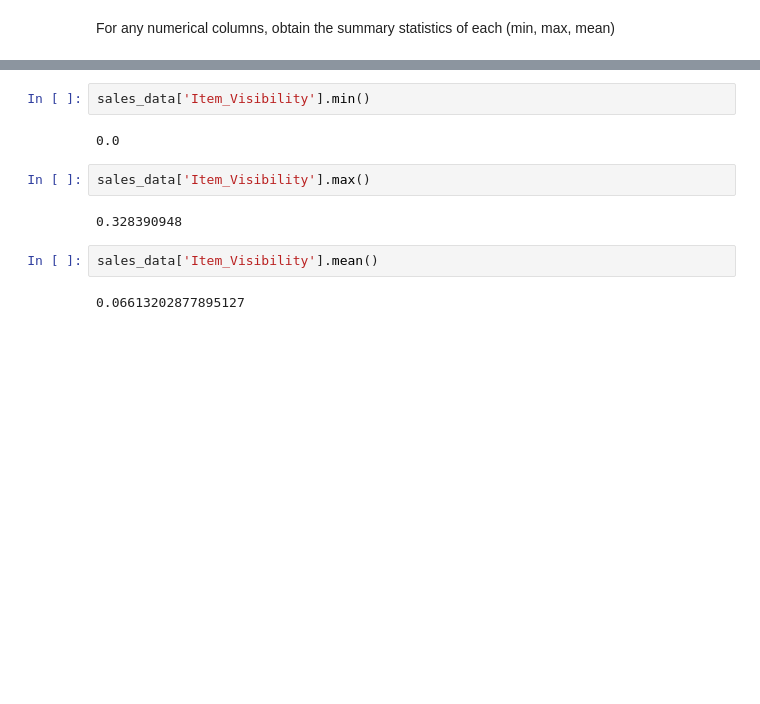
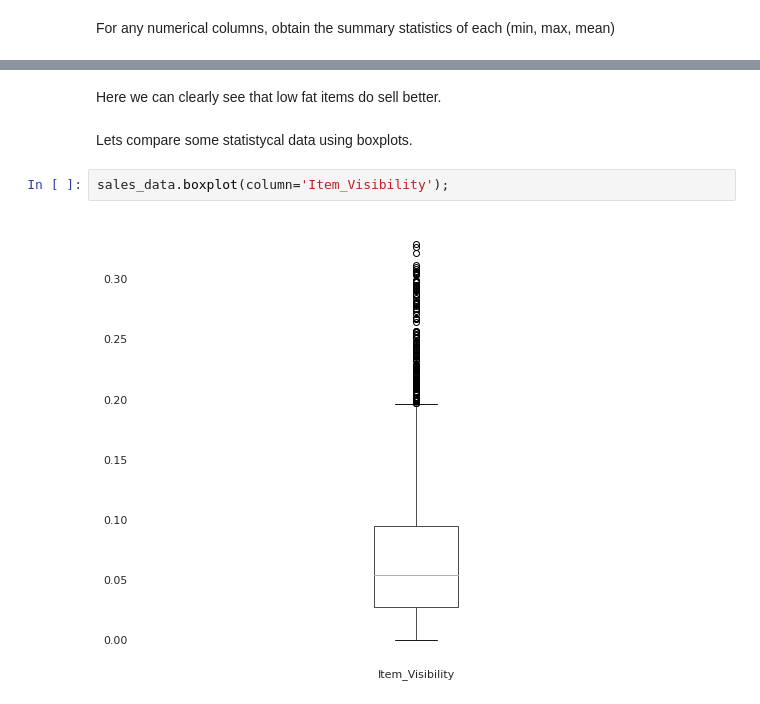
Before and after one commit to antondremak91/sales-predictions, a Jupyter notebook: sales_predictions.ipynb, the cells around one changed output, grey strips where cells are left out. Drawn from its saved outputs; the diff is of its cells as text; blank space fills up the shorter version.

```diff
--- a/sales_predictions.ipynb
+++ b/sales_predictions.ipynb
@@ -179,13 +232,9 @@ For any numerical columns, obtain the summary statistics of each (min, max, mean
+# %% [markdown]
+Here we can clearly see that low fat items do sell better.
+# %% [markdown]
+Lets compare some statistycal data using boxplots.
 # %%
-sales_data['Item_Visibility'].min()
+sales_data.boxplot(column='Item_Visibility');
 # %% [output]
-0.0
+[figure, added]
-# %%
-sales_data['Item_Visibility'].max()
-# %% [output]
-0.328390948
-# %%
-sales_data['Item_Visibility'].mean()
-# %% [output]
-0.06613202877895127
 # %%
```
Also changed, not shown: parts of 29 cells of this notebook.
